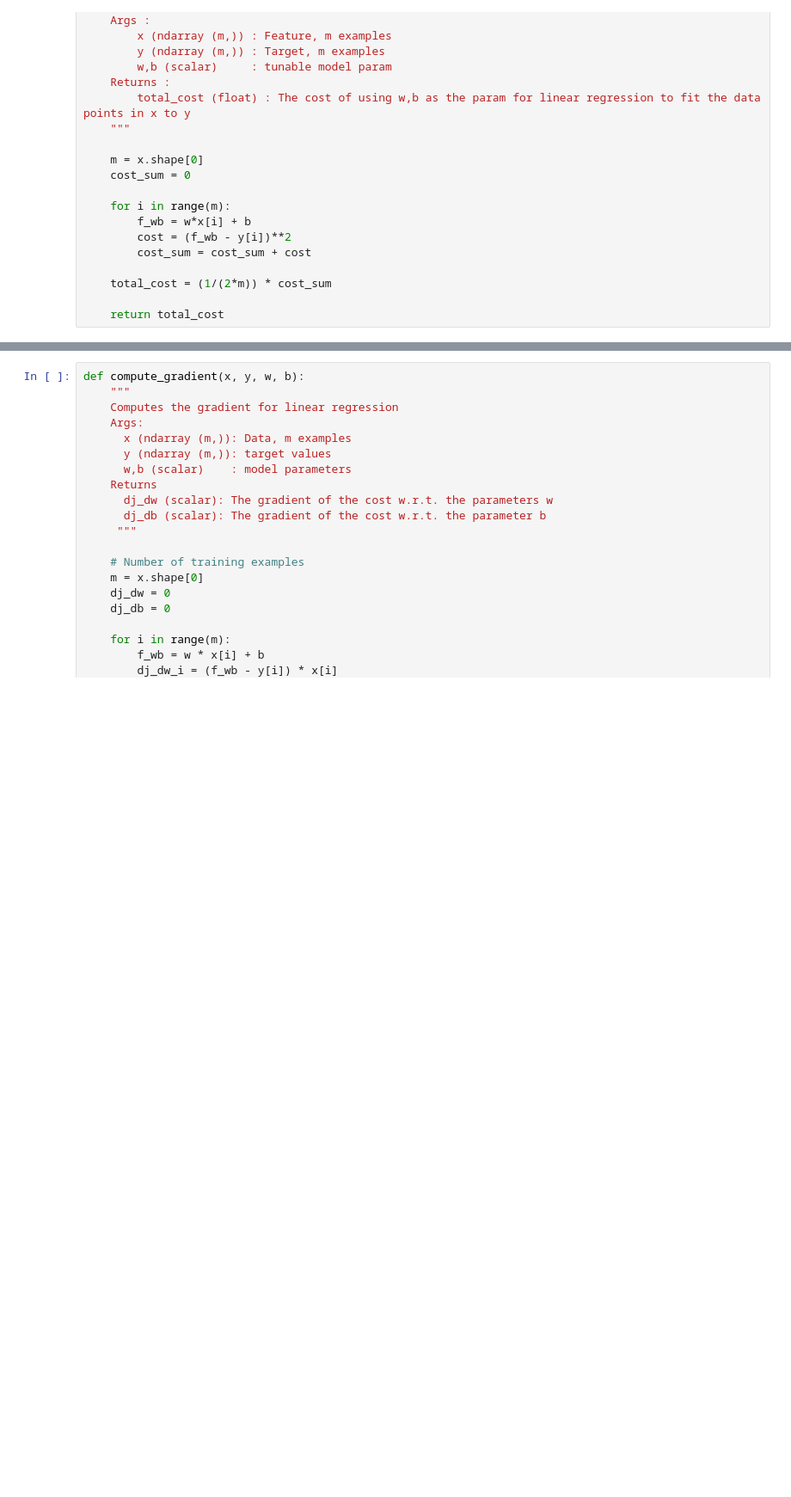
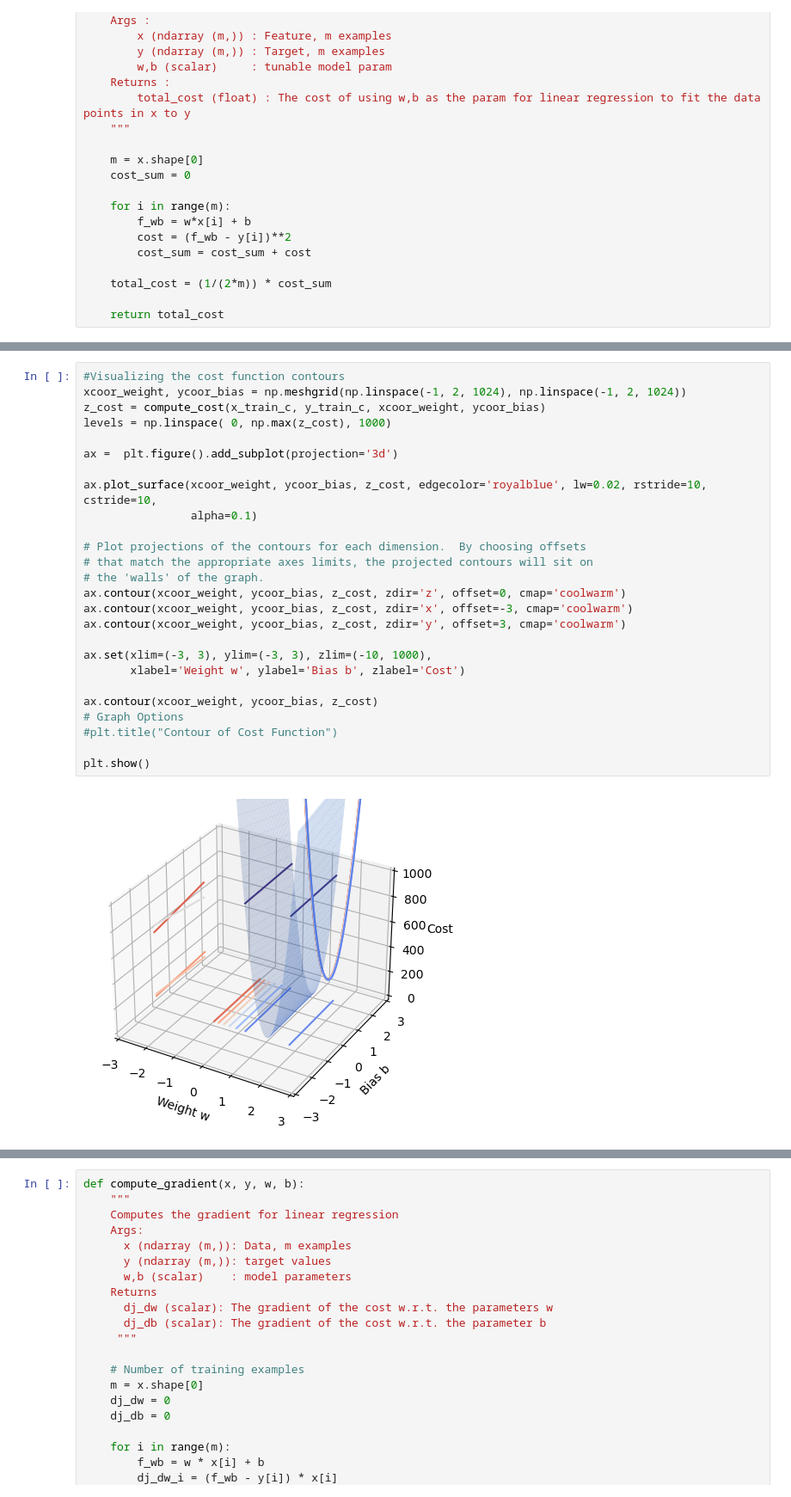
Before and after one commit to WhisperingRock/Kaggle_ML, a Jupyter notebook: univariable-linear-regression.ipynb, the cells around one changed output, grey strips where cells are left out. Shown: that part at 86% size. Cells and saved outputs as stored; diff of their text form; blank space fills up the shorter version.

```diff
--- a/univariable-linear-regression.ipynb
+++ b/univariable-linear-regression.ipynb
@@ -138,0 +193,28 @@ The current cost of param(w=1, b=0) is 3.936827140184711
+# %%
+#Visualizing the cost function contours
+xcoor_weight, ycoor_bias = np.meshgrid(np.linspace(-1, 2, 1024), np.linspace(-1, 2, 1024))
+z_cost = compute_cost(x_train_c, y_train_c, xcoor_weight, ycoor_bias)
+levels = np.linspace( 0, np.max(z_cost), 1000)
+
+ax =  plt.figure().add_subplot(projection='3d')
+
+ax.plot_surface(xcoor_weight, ycoor_bias, z_cost, edgecolor='royalblue', lw=0.02, rstride=10, cstride=10,
+                alpha=0.1)
+
+# Plot projections of the contours for each dimension.  By choosing offsets
+# that match the appropriate axes limits, the projected contours will sit on
+# the 'walls' of the graph.
+ax.contour(xcoor_weight, ycoor_bias, z_cost, zdir='z', offset=0, cmap='coolwarm')
+ax.contour(xcoor_weight, ycoor_bias, z_cost, zdir='x', offset=-3, cmap='coolwarm')
+ax.contour(xcoor_weight, ycoor_bias, z_cost, zdir='y', offset=3, cmap='coolwarm')
+
+ax.set(xlim=(-3, 3), ylim=(-3, 3), zlim=(-10, 1000),
+       xlabel='Weight w', ylabel='Bias b', zlabel='Cost')
+
+ax.contour(xcoor_weight, ycoor_bias, z_cost)
+# Graph Options
+#plt.title("Contour of Cost Function")
+
+plt.show()
+# %% [output]
+[figure, added]
```
Also changed, not shown: parts of 13 cells of this notebook.
